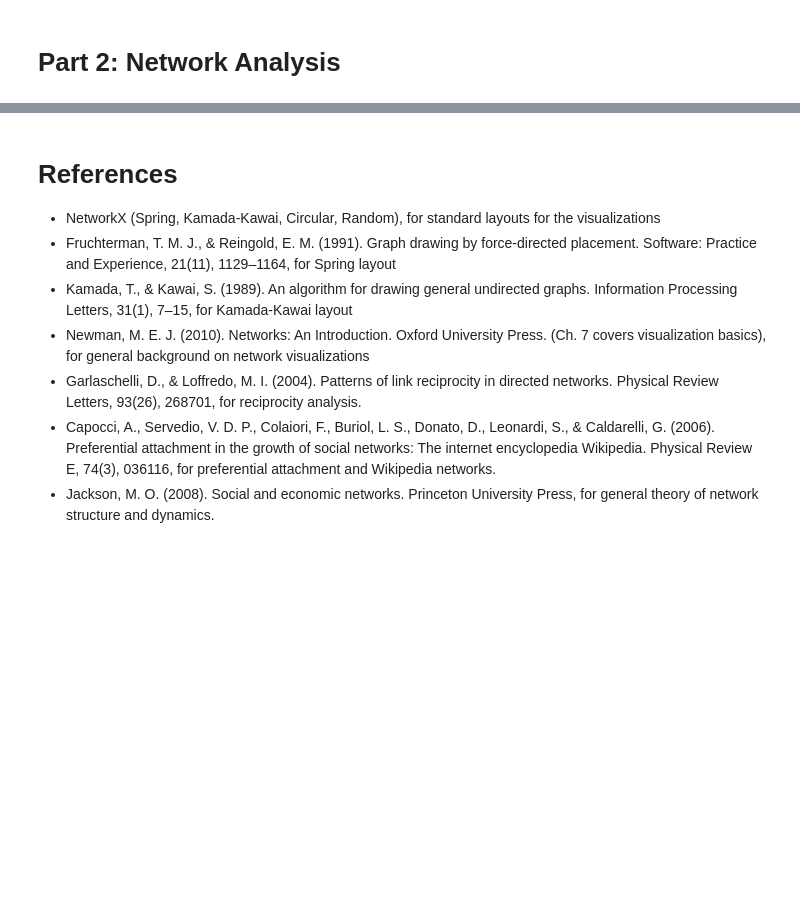
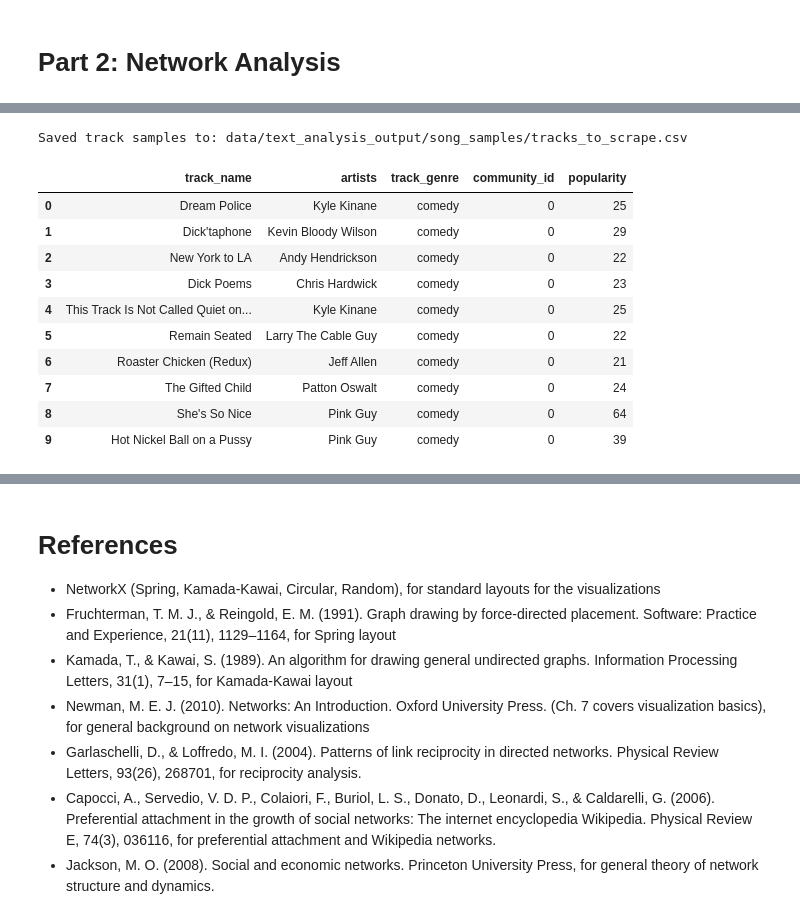
Before and after one commit to adamajane/social-graphs-and-interactions-02805-assignments, a Jupyter notebook: final_project/final_project_explainer.ipynb, the cells around one changed output, grey strips where cells are left out. Saved outputs shown, nothing was run; the diff lists cells and outputs as text; code cells hidden in the pictures; blank space fills up the shorter version.

```diff
--- a/final_project/final_project_explainer.ipynb
+++ b/final_project/final_project_explainer.ipynb
@@ -917,0 +1123,8 @@ Clean dataset saved to data/clean_spotify_tracks_dataset.csv (73403 rows, 21 col
+# %%
+# Load track-level data for sampling
+df_tracks = pd.read_csv(DATA_PATH)
+
+if "Unnamed: 0" in df_tracks.columns:
+    df_tracks = df_tracks.drop(columns=["Unnamed: 0"])
+
+print(f"Loaded {len(df_tracks)} tracks")
@@ -917,0 +1133,17 @@ Clean dataset saved to data/clean_spotify_tracks_dataset.csv (73403 rows, 21 col
+# %%
+# Aggregate track data by genre (for filtering)
+audio_feature_cols = [
+    'danceability', 'energy', 'loudness', 'speechiness',
+    'acousticness', 'instrumentalness', 'liveness', 'valence'
+]
+
+df_clean = df_tracks.dropna(subset=['track_genre'])
+grouped = df_clean.groupby('track_genre')
+
+df_genre_feat = grouped[audio_feature_cols].mean()
+df_genre_feat['n_tracks'] = grouped.size()
+df_genre_feat['avg_popularity'] = grouped['popularity'].mean()
+
+genres_all = df_genre_feat.index.tolist()
+
+print(f"Genre stats computed for {len(df_genre_feat)} genres")
@@ -917,0 +1152,10 @@ Clean dataset saved to data/clean_spotify_tracks_dataset.csv (73403 rows, 21 col
+# %%
+# Build community_genre_info for filtering
+community_genre_info = {}
+for cid, members in enumerate(genre_comms):
+    # Only include genres that exist in our track data
+    valid_genres = [g for g in members if g in df_genre_feat.index]
+    if valid_genres:
+        community_genre_info[cid] = df_genre_feat.loc[valid_genres].copy()
+
+print(f"Community info built for {len(community_genre_info)} communities")
@@ -917,0 +1413,21 @@ Clean dataset saved to data/clean_spotify_tracks_dataset.csv (73403 rows, 21 col
+# %%
+# Save the sample list for reference
+sample_path = SAMPLES_DIR / "tracks_to_scrape.csv"
+df_samples.to_csv(sample_path, index=False)
+print(f"Saved track samples to: {sample_path}")
+
+# Preview
+df_samples[['track_name', 'artists', 'track_genre', 'community_id', 'popularity']].head(10)
+# %% [output]
+Saved track samples to: data/text_analysis_output/song_samples/tracks_to_scrape.csv
+|  | track_name | artists | track_genre | community_id | popularity |
+| 0 | Dream Police | Kyle Kinane | comedy | 0 | 25 |
+| 1 | Dick'taphone | Kevin Bloody Wilson | comedy | 0 | 29 |
+| 2 | New York to LA | Andy Hendrickson | comedy | 0 | 22 |
+| 3 | Dick Poems | Chris Hardwick | comedy | 0 | 23 |
+| 4 | This Track Is Not Called Quiet on... | Kyle Kinane | comedy | 0 | 25 |
+| 5 | Remain Seated | Larry The Cable Guy | comedy | 0 | 22 |
+| 6 | Roaster Chicken (Redux) | Jeff Allen | comedy | 0 | 21 |
+| 7 | The Gifted Child | Patton Oswalt | comedy | 0 | 24 |
+| 8 | She's So Nice | Pink Guy | comedy | 0 | 64 |
+| 9 | Hot Nickel Ball on a Pussy | Pink Guy | comedy | 0 | 39 |
```
Also changed, not shown: parts of 59 cells of this notebook, 4 other files.
